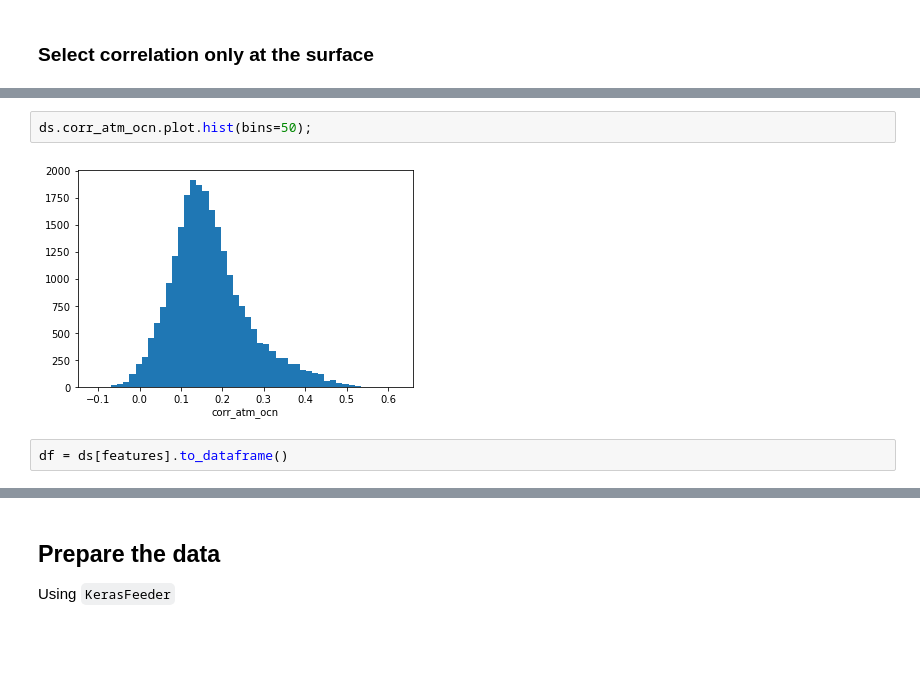
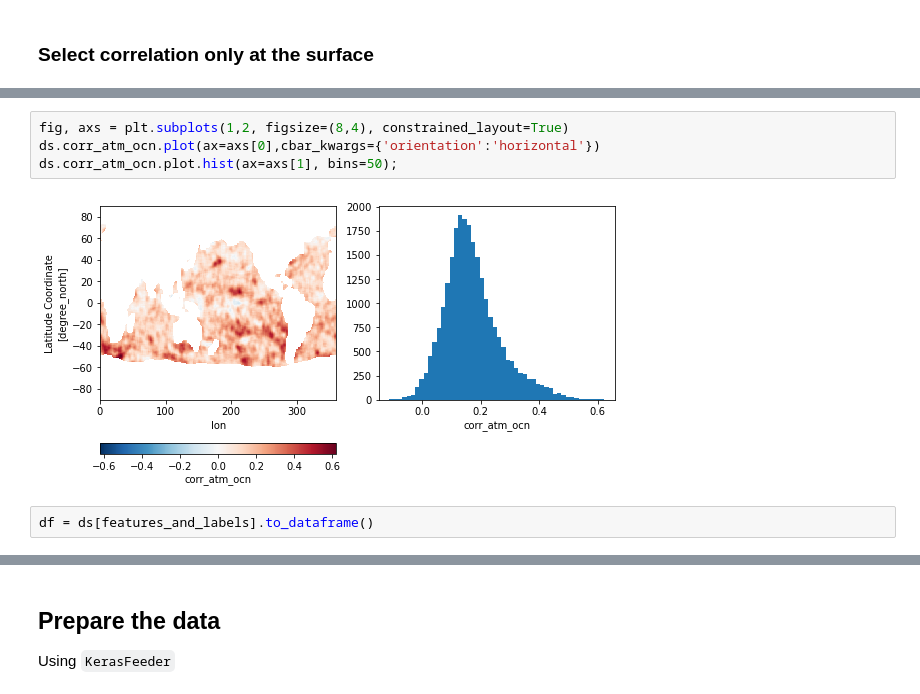
Before and after one commit to NOAA-PSL/mlcdc, a Jupyter notebook: notebooks/surface_feedforward_regression.ipynb, the cells around one changed output, grey strips where cells are left out. Saved outputs shown, nothing was run; the diff lists cells and outputs as text; blank space fills up the shorter version.

```diff
--- a/notebooks/surface_feedforward_regression.ipynb
+++ b/notebooks/surface_feedforward_regression.ipynb
@@ -75,9 +80,11 @@ ds.corr_atm_ocn.plot()
-# %%
-ds.corr_atm_ocn.plot.hist(bins=50);
-# %% [output]
-[figure, removed]
+# %%
+fig, axs = plt.subplots(1,2, figsize=(8,4), constrained_layout=True)
+ds.corr_atm_ocn.plot(ax=axs[0],cbar_kwargs={'orientation':'horizontal'})
+ds.corr_atm_ocn.plot.hist(ax=axs[1], bins=50);
+# %% [output]
+[figure, added]
 # %%
-df = ds[features].to_dataframe()
+df = ds[features_and_labels].to_dataframe()
 # %%
 sns.pairplot(df, diag_kind='kde')
 # %% [output]
```
Also changed, not shown: parts of 18 cells of this notebook, 1 other file.
